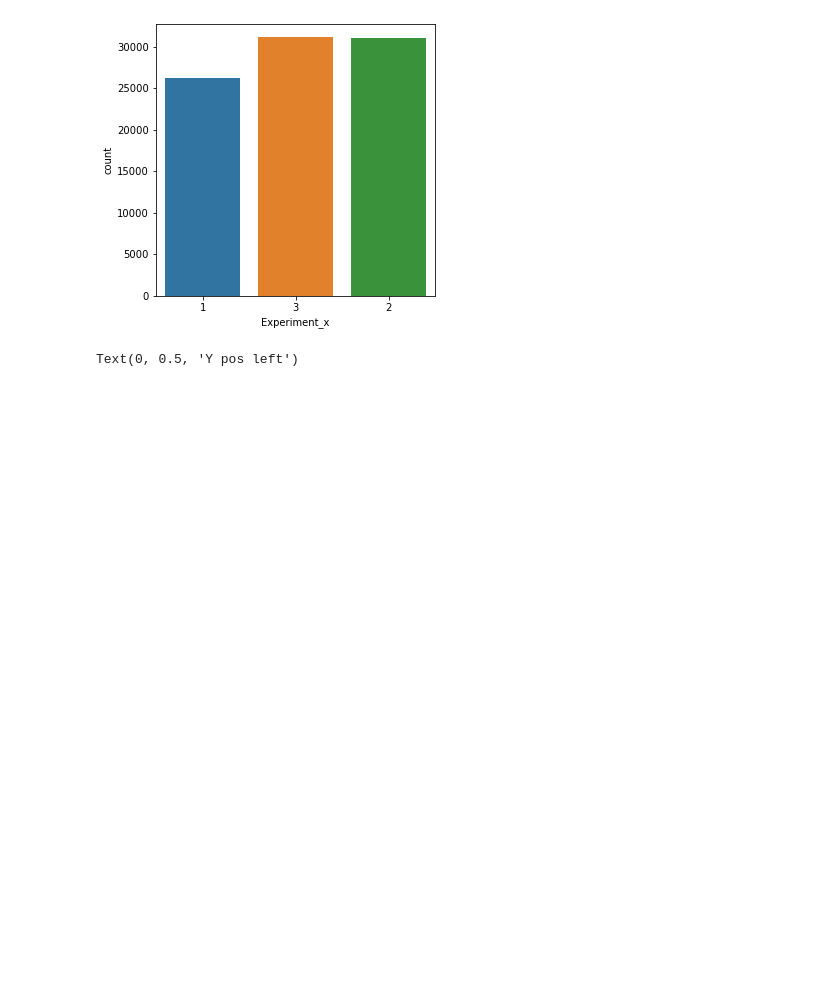
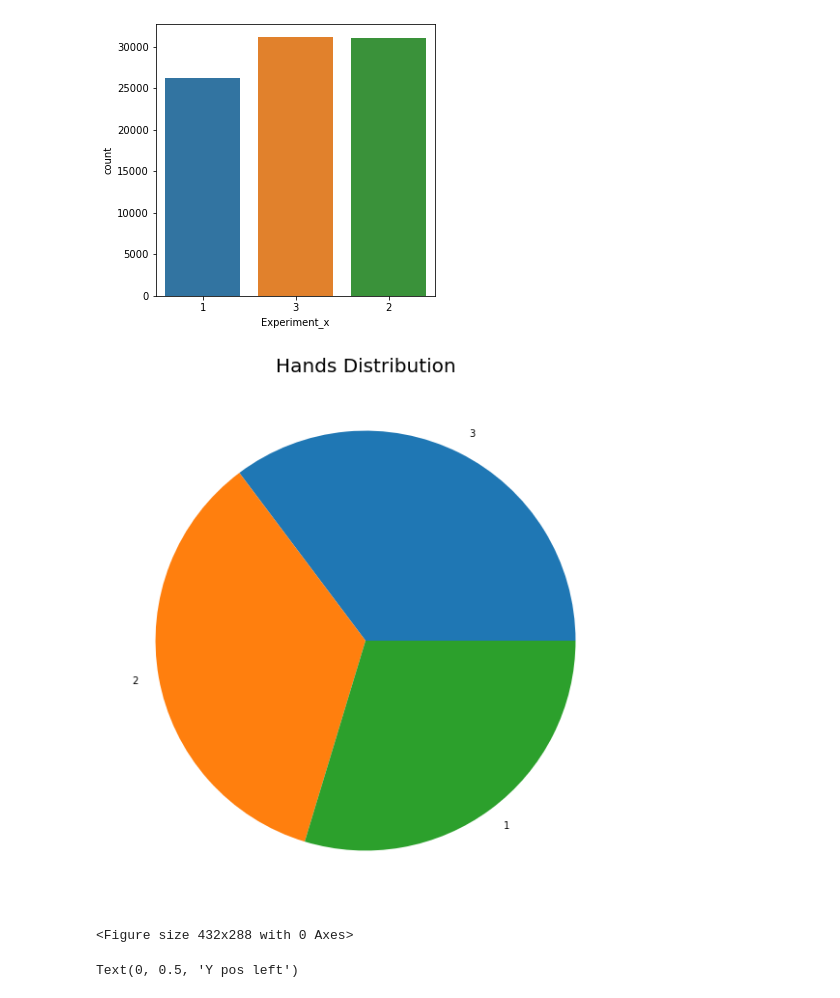
Before and after one commit to idobar1403/FinalProjectYear1, a Jupyter notebook: Hands_Classification.ipynb, the cells around one changed output. Cells and saved outputs as stored; diff of their text form; code cells hidden in the pictures; blank space fills up the shorter version.

Commit message:
added some visualization and models

```diff
--- a/Hands_Classification.ipynb
+++ b/Hands_Classification.ipynb
@@ -123,6 +127,19 @@ sns.countplot(x = "Experiment_x", data = train)
 # %% [output]
 <AxesSubplot:xlabel='Experiment_x', ylabel='count'>
 [figure]
+# %%
+plt.figure(figsize=(10, 10))
+axes= train.Experiment_x.value_counts().plot(kind='pie')
+axes.set_title("Hands Distribution", fontsize=20)
+axes.set_xlabel("")
+axes.set_ylabel("")
+
+fig1 = plt.gcf()
+plt.show()
+plt.draw()
+# %% [output]
+[figure, added]
+<Figure size 432x288 with 0 Axes>
 # %%
 sns.scatterplot(x=" Position Y_y", y=" Position Y_x", hue="Experiment_x", data=train)
 plt.xlabel('Y pos right')
```
Also changed, not shown: parts of 32 cells of this notebook.
